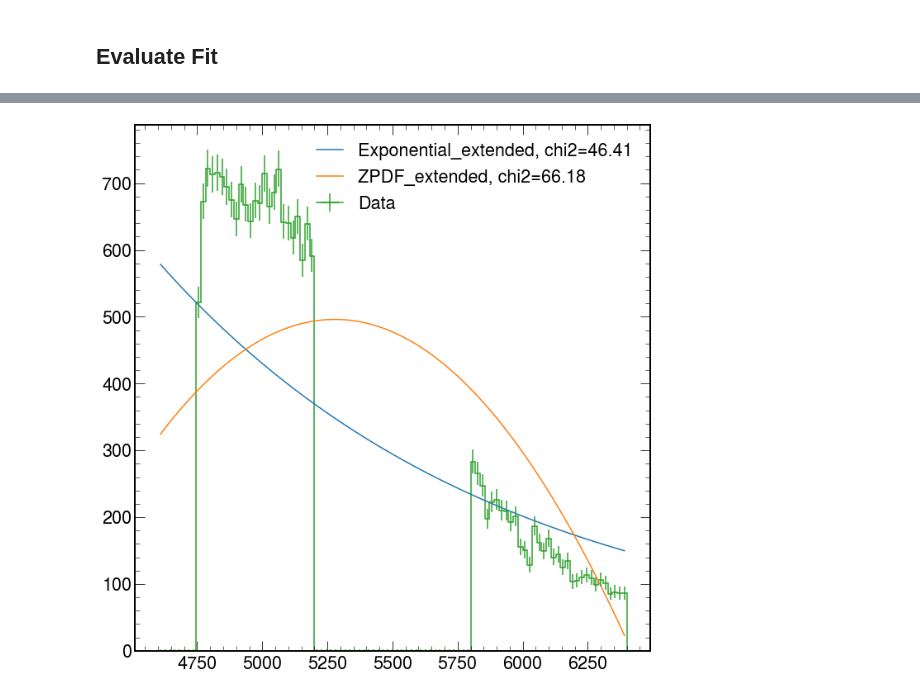
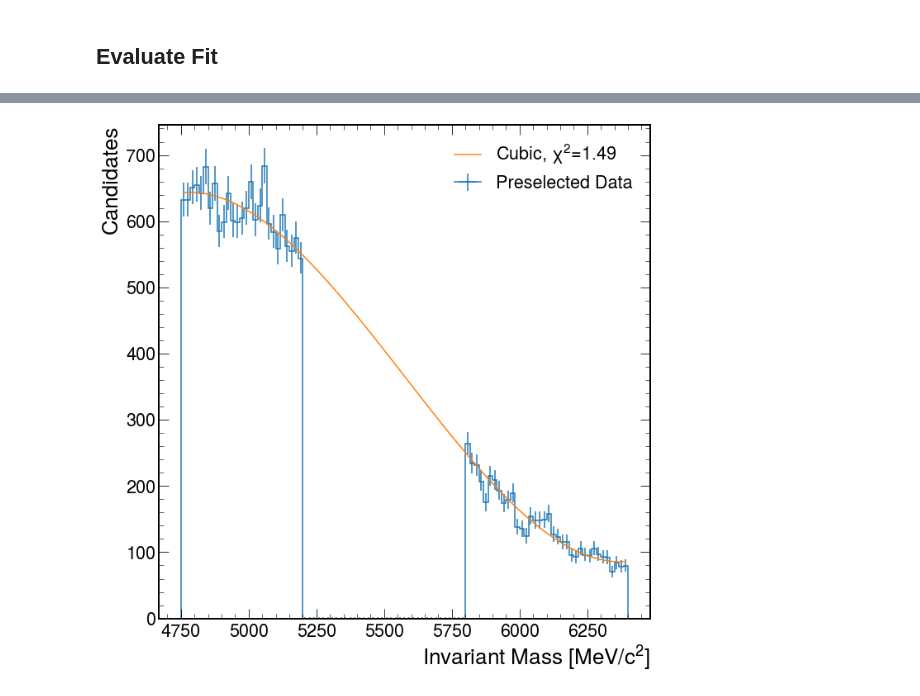
Before and after one commit to ChandlerKenworthy/Y4RareDecayProject, a Jupyter notebook: background_fitting/BgUsingZFit.ipynb, the cells around one changed output, grey strips where cells are left out. Drawn from its saved outputs; the diff is of its cells as text; code cells hidden in the pictures.

```diff
--- a/background_fitting/BgUsingZFit.ipynb
+++ b/background_fitting/BgUsingZFit.ipynb
@@ -15,3 +15,5 @@ plt.style.use([hep.style.ROOT, hep.style.firamath])
 # %% [markdown]
 # Gather Data
+# %%
+useNormalisation = False
 # %%
@@ -61,7 +70,7 @@ class MyCubic(zfit.pdf.ZPDF):
        p2 = self.params['p2']
        p3 = self.params['p3']
        shift = self.params['shift']
-       return p3*(x-shift)**3 + p2*(x-shift)**2 + p1*(x-shift) + p0
+       return (p3*(x-shift))**3 + (p2*(x-shift))**2 + p1*(x-shift) + p0
 
 def QuadraticIntegral(limits, params, model):
    (lower,), (upper,) = limits.limits
@@ -81,7 +90,7 @@ def CubicIntegral(limits, params, model):
    p3 = params['p3']
    shift = params['shift']
 
-   ll = (p3/4)*(lower-shift)**4 + (p2/3)*(lower-shift)**3 + (p1/2)*(lower-shift)**2 + p0*lower
+   ll = (p3/4)*(p3*(lower-shift))**4 + (p2/3)*(lower-shift)**3 + (p1/2)*(lower-shift)**2 + p0*lower
    ul = (p3/4)*(upper-shift)**4 + (p2/3)*(upper-shift)**3 + (p1/2)*(upper-shift)**2 + p0*upper
 
    return ul - ll
@@ -176,6 +184,10 @@ def fitGaussExp(np_data ,label, param_ranges=[[1000,0,1e6],[-0.1,-1,0], [4500, 4
     return composite_ext, fitResult, SbData_LbM
 # %%
 # Fit all the models
-model, result, LbM = fitExp(preselected, "1")
-cubic, cubic_result, masses = fitCub(preselected, "Pre", param_ranges=[[0, -1, 3], [0, -2, 2], [-0.2, -5, 5],  [200, 100, 300], [5500, 4500, 6500], [10000, 0, 30000]])
-quad, quad_result, masses = fitQuad(preselected, "Quad", param_ranges=[[0, -2, 2], [-0.2, -5, 5],  [200, 100, 300], [5500, 4500, 6500], [10000, 0, 30000]])
+if useNormalisation:
+    mass_ranges = [4750, 5200, 5800, 6400]
+else:
+    mass_ranges = [4600, 5200, 5800, 6400]
+
+cubic, cubic_result, masses = fitCub(preselected, "Cubx", param_ranges=[[0.0074, 0, 0.05], [0.04, 0, 0.1], [1.8, 0, 5],  [700, 400, 1000], [6900, 5900, 7400], [10000, 0, 30000]], mass_ranges=mass_ranges)
+#quad, quad_result, masses = fitQuad(preselected, "Qu", param_ranges=[[0, -2, 2], [-0.2, -5, 5],  [200, 100, 300], [5500, 4500, 6500], [10000, 0, 30000]], mass_ranges=mass_ranges)
@@ -225,6 +251,6 @@ lambda_1     -0.0007584  -1.2e-05   +1.2e-05       False
 # %%
 fig, ax = plt.subplots(1, 1)
-for m, data in zip([model, quad], [LbM, masses]):
+for m, data in zip([cubic], [masses]):
     allLimits=[]
     if data.space.n_limits>1:
         xBins=np.array([])
@@ -232,34 +258,37 @@ for m, data in zip([model, quad], [LbM, masses]):
             allLimits.append(i.limit1d[0])
             allLimits.append(i.limit1d[1])
     else:
         allLimits.append(data.data_range.limit1d[0])
         allLimits.append(data.data_range.limit1d[1])
 
     allLimits=np.array(allLimits)
 
     xBins = np.linspace(np.amin(allLimits), np.amax(allLimits), num=100)
     x=(xBins[1:]+xBins[:-1])/2
     y=np.array([])
     nBinsLimit=0
 
     for a in range(int(allLimits.shape[0]/2)):
         nBinsLimit+=len(x[(x>allLimits[a*2])&(x<allLimits[a*2+1])])
 
     y = np.append(y, m.pdf(x) * data.nevents.numpy() / nBinsLimit * np.sum(allLimits[1::2]-allLimits[::2]))
 
     data_plot = zfit.run(z.unstack_x(data))
     a = np.histogram(data_plot, bins=xBins)
 
     scaledDiff=(a[0][a[0]!=0]-y[a[0]!=0])/np.sqrt(a[0][a[0]!=0])
     chi2 = np.sum(scaledDiff**2)/(len(scaledDiff)-len(m.get_params()))
-
-    ax.plot(x, y,label=f"{m.name}, chi2={chi2:.2f}")
+    #ax.plot(x, y,label=fr"Cubic, $\chi^2$={chi2:.2f}")
 
 data_plot = zfit.run(z.unstack_x(masses))
 h, bins = np.histogram(data_plot, bins=xBins)
-hep.histplot(h, bins, ax=ax, yerr=True, label='Data')
+hep.histplot(h, bins, ax=ax, yerr=True, label='Preselected Data')
+ax.plot(x, y,label=fr"Cubic, $\chi^2$={chi2:.2f}")
+plt.ylabel('Candidates')
+plt.xlabel(r'Invariant Mass [$MeV/c^2$]')
 plt.legend()
 plt.tight_layout()
+plt.savefig('../images/BackgroundFits/Normalisation_Preselected_Cubic_Background_Fit.png')
 plt.show()
 # %% [output]
-[figure, old version]
+[figure, new version]
```
Also changed, not shown: parts of 10 cells of this notebook, 6 other files.
